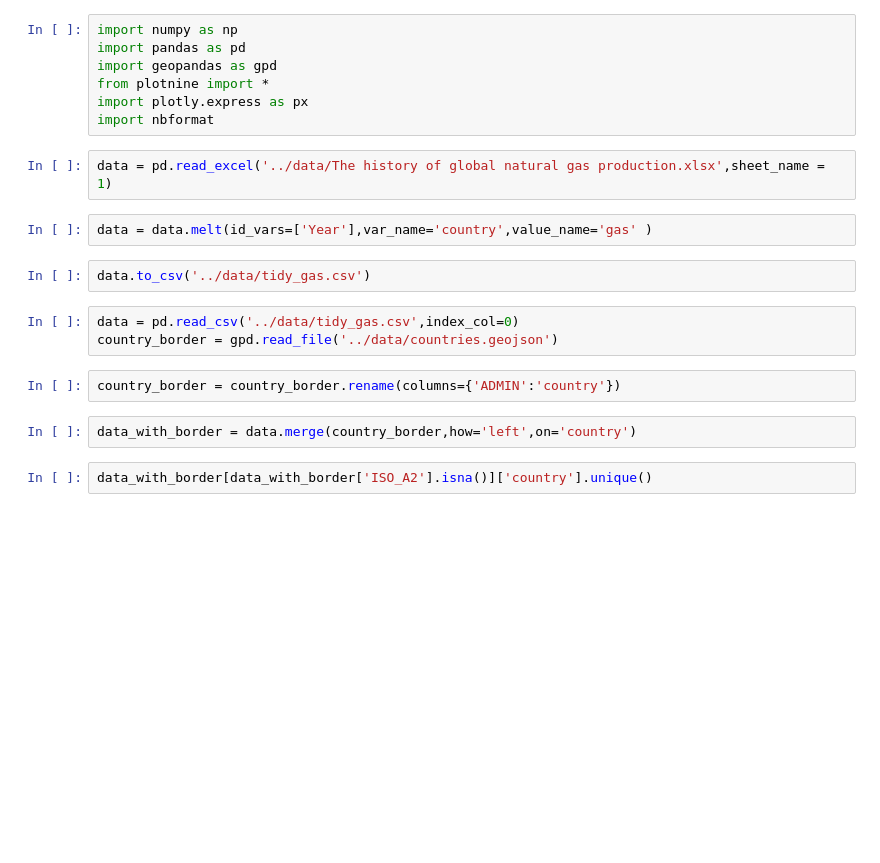
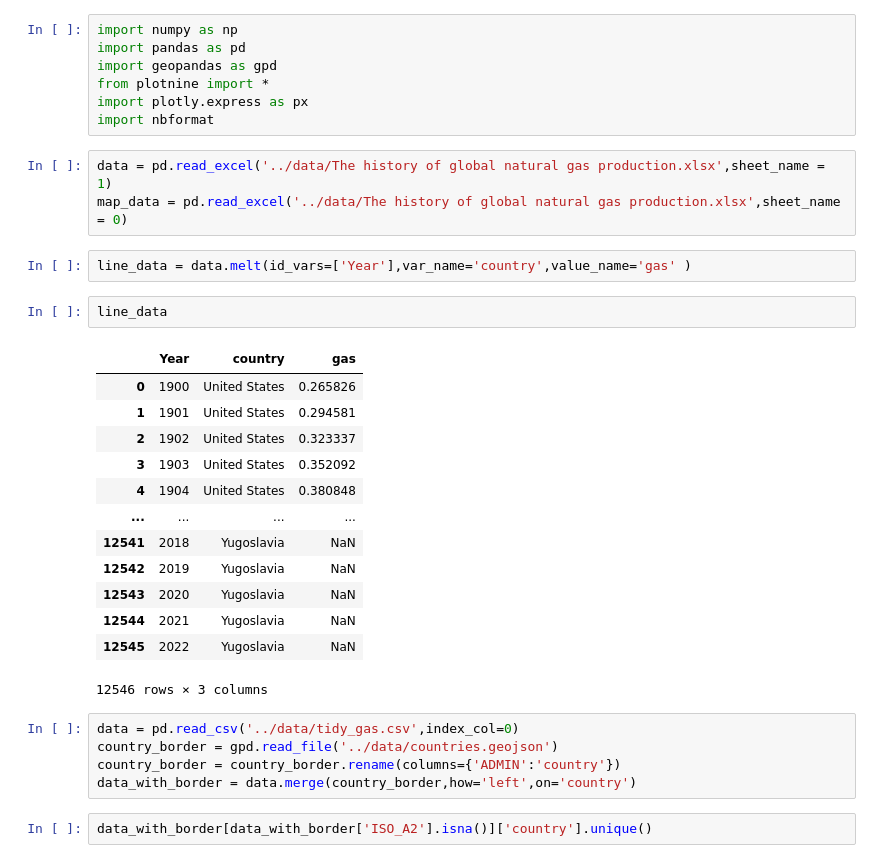
Before and after one commit to Biangbiang0321/DSS5201_project, a Jupyter notebook: code/DSS5201_project.ipynb, the cells around one changed output. Drawn from its saved outputs; the diff is of its cells as text; blank space fills up the shorter version.

```diff
--- a/code/DSS5201_project.ipynb
+++ b/code/DSS5201_project.ipynb
@@ -7,17 +7,30 @@ import plotly.express as px
 import nbformat
 # %%
 data = pd.read_excel('../data/The history of global natural gas production.xlsx',sheet_name = 1)
+map_data = pd.read_excel('../data/The history of global natural gas production.xlsx',sheet_name = 0)
 # %%
-data = data.melt(id_vars=['Year'],var_name='country',value_name='gas' )
+line_data = data.melt(id_vars=['Year'],var_name='country',value_name='gas' )
-# %%
-data.to_csv('../data/tidy_gas.csv')
+# %%
+line_data
+# %% [output]
+|  | Year | country | gas |
+| 0 | 1900 | United States | 0.265826 |
+| 1 | 1901 | United States | 0.294581 |
+| 2 | 1902 | United States | 0.323337 |
+| 3 | 1903 | United States | 0.352092 |
+| 4 | 1904 | United States | 0.380848 |
+| ... | ... | ... | ... |
+| 12541 | 2018 | Yugoslavia | NaN |
+| 12542 | 2019 | Yugoslavia | NaN |
+| 12543 | 2020 | Yugoslavia | NaN |
+| 12544 | 2021 | Yugoslavia | NaN |
+| 12545 | 2022 | Yugoslavia | NaN |
+12546 rows × 3 columns
 # %%
 data = pd.read_csv('../data/tidy_gas.csv',index_col=0)
 country_border = gpd.read_file('../data/countries.geojson')
+country_border = country_border.rename(columns={'ADMIN':'country'})
+data_with_border = data.merge(country_border,how='left',on='country')
-# %%
-country_border = country_border.rename(columns={'ADMIN':'country'})
-# %%
-data_with_border = data.merge(country_border,how='left',on='country')
 # %%
 data_with_border[data_with_border['ISO_A2'].isna()]['country'].unique()
 # %% [output]
```
Also changed, not shown: parts of 11 cells of this notebook, 8 other files.
